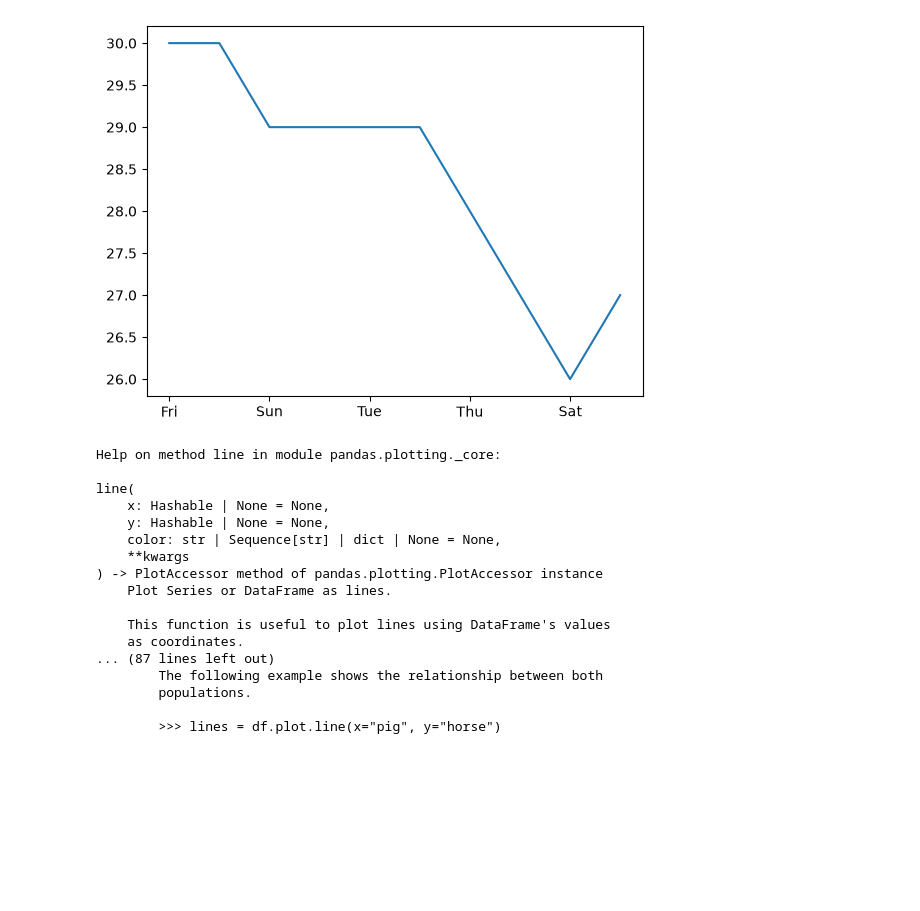
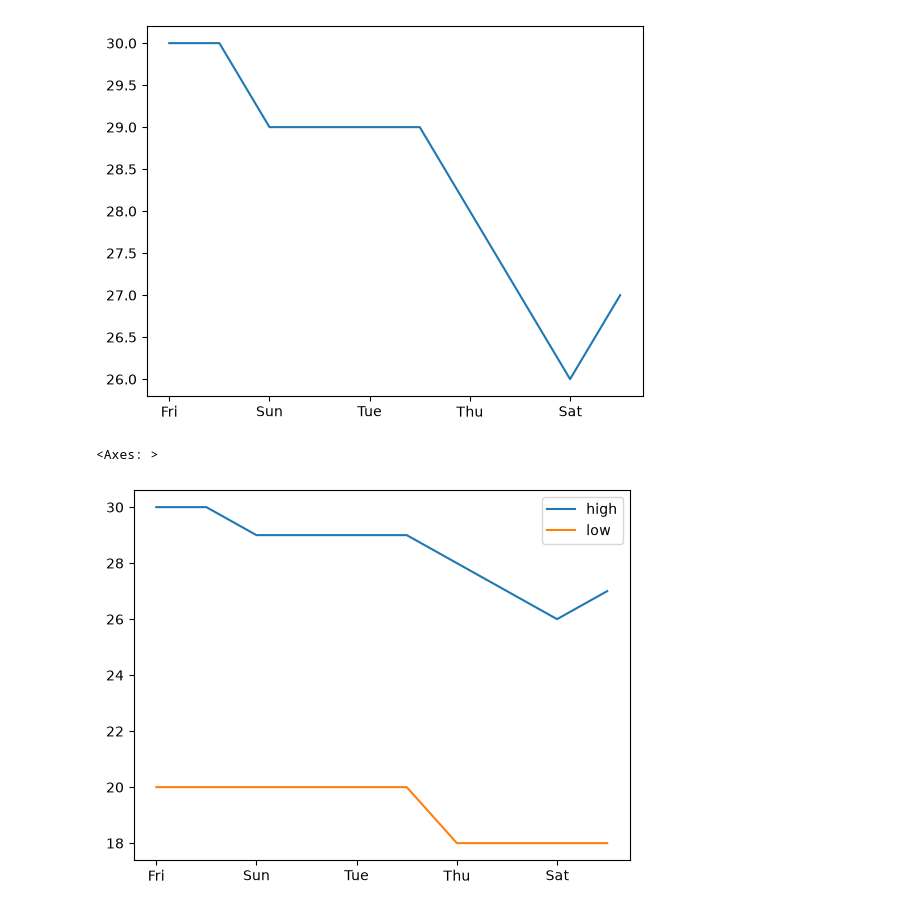
Before and after one commit to reuven/BDTMSD-Python-2026-07, a Jupyter notebook: BDTMSD-Python-2026-10-09.ipynb, the cells around one changed output. Cells and saved outputs as stored; diff of their text form; code cells hidden in the pictures; blank space fills up the shorter version.

```diff
--- a/BDTMSD-Python-2026-10-09.ipynb
+++ b/BDTMSD-Python-2026-10-09.ipynb
@@ -502,22 +502,7 @@ df['high'].plot.line()
 <Axes: >
 [figure]
 # %%
-help(df['high'].plot.line)
+df.plot.line()
 # %% [output]
-Help on method line in module pandas.plotting._core:
-
-line(
-    x: Hashable | None = None,
-    y: Hashable | None = None,
-    color: str | Sequence[str] | dict | None = None,
-    **kwargs
-) -> PlotAccessor method of pandas.plotting.PlotAccessor instance
-    Plot Series or DataFrame as lines.
-
-    This function is useful to plot lines using DataFrame's values
-    as coordinates.
-... (87 lines left out)
-        The following example shows the relationship between both
-        populations.
-
-        >>> lines = df.plot.line(x="pig", y="horse")
+<Axes: >
+[figure, added]
```
Also changed, not shown: parts of 4 cells of this notebook.
